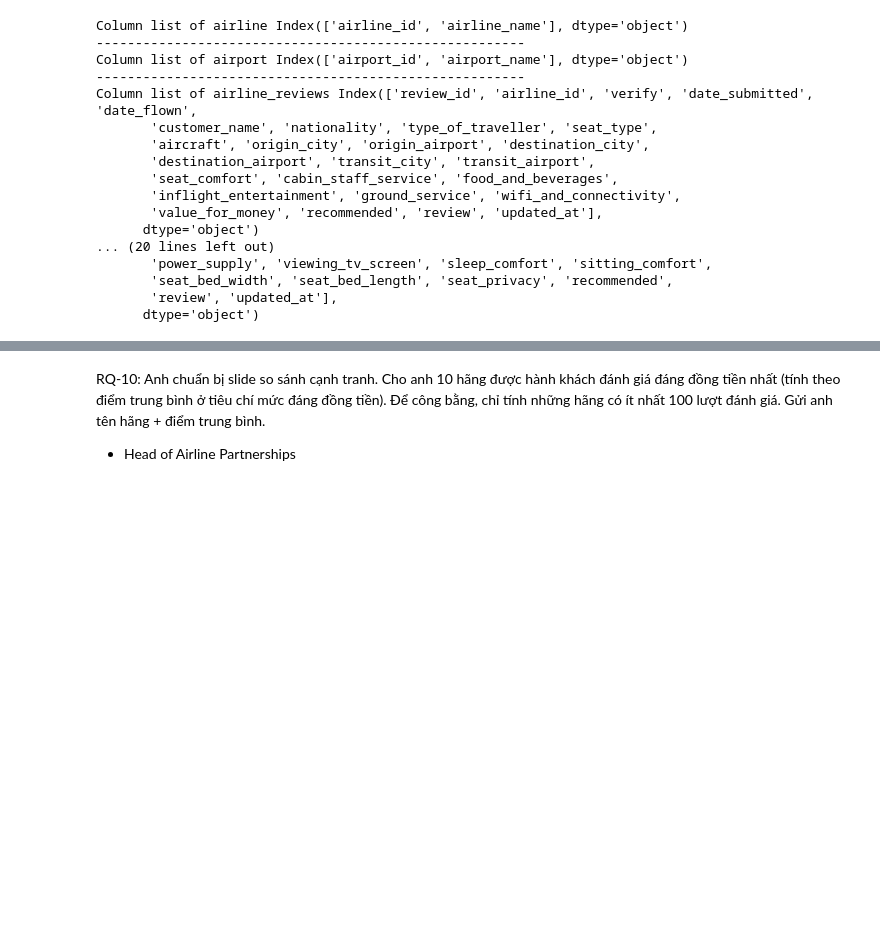
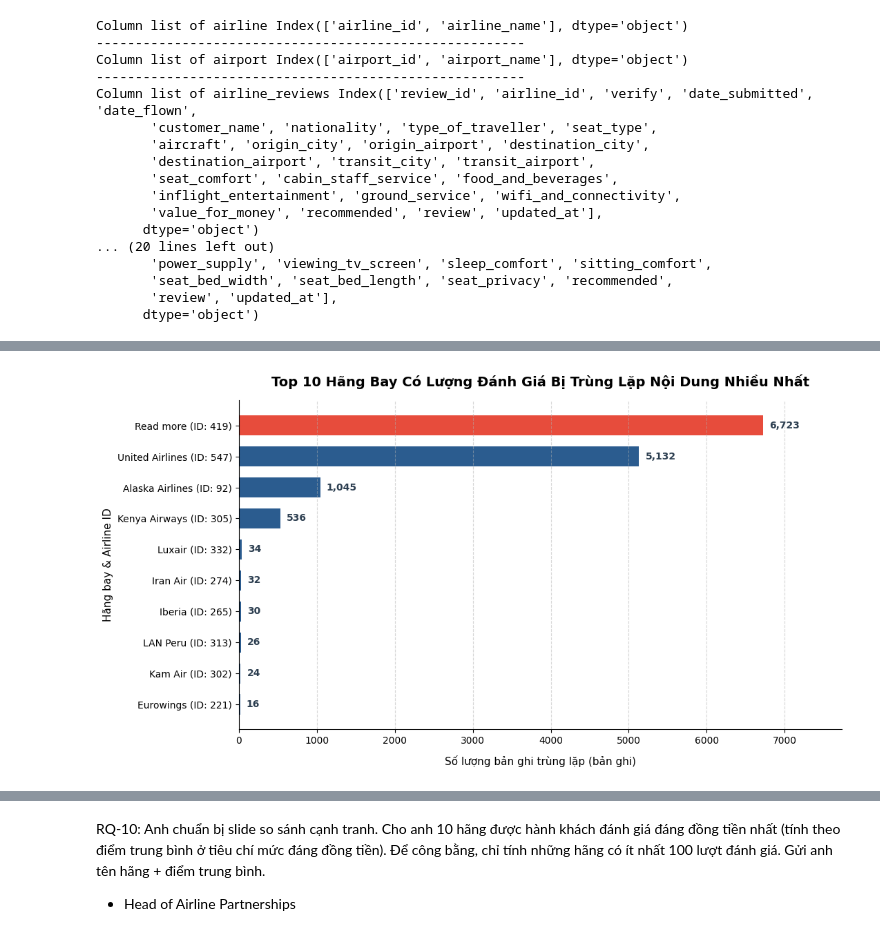
Before and after one commit to mantrinh67/DA-Porfolio, a Jupyter notebook: EDA_airline.ipynb, the cells around one changed output, grey strips where cells are left out. Cells and saved outputs as stored; diff of their text form; code cells hidden in the pictures; blank space fills up the shorter version.

```diff
--- a/EDA_airline.ipynb
+++ b/EDA_airline.ipynb
@@ -225,0 +511,39 @@ Column list of airline_reviews Index(['review_id', 'airline_id', 'verify', 'date
+# %%
+# 1. Xác định các bản ghi bị trùng lặp nội dung đánh giá
+dup_cols = ['customer_name', 'date_submitted', 'review']
+dup_mask = airline_reviews.duplicated(subset=dup_cols, keep=False)
+
+# 2. Ghép với bảng airlines để lấy airline_name
+df_dups = airline_reviews[dup_mask].merge(airlines[['airline_id', 'airline_name']], on='airline_id', how='left')
+
+# 3. Tạo nhãn kết hợp: "Tên hãng (ID: xxx)" và đếm số lượng bản ghi trùng
+df_dups['airline_label'] = df_dups['airline_name'] + ' (ID: ' + df_dups['airline_id'].astype(str) + ')'
+top_dup_airlines = df_dups['airline_label'].value_counts().head(10).reset_index()
+top_dup_airlines.columns = ['airline', 'dup_count']
+
+# 4. Thiết lập màu sắc: Tô màu đỏ cảnh báo cho hãng rác 'Read more', màu xanh cho các hãng khác
+colors = ['#e74c3c' if 'Read more' in name else '#2b5c8f' for name in top_dup_airlines['airline']]
+
+# 5. Vẽ biểu đồ thanh ngang
+plt.figure(figsize=(11, 6))
+bars = plt.barh(top_dup_airlines['airline'][::-1], top_dup_airlines['dup_count'][::-1], color=colors[::-1], height=0.65)
+
+# Thêm nhãn số lượng chi tiết lên từng thanh
+for bar in bars:
+    width = bar.get_width()
+    plt.text(width + 80, bar.get_y() + bar.get_height()/2, f'{int(width):,}',
+             va='center', ha='left', fontsize=10, fontweight='bold', color='#2c3e50')
+
+# Tinh chỉnh giao diện chuyên nghiệp
+plt.title('Top 10 Hãng Bay Có Lượng Đánh Giá Bị Trùng Lặp Nội Dung Nhiều Nhất', fontsize=14, fontweight='bold', pad=15)
+plt.xlabel('Số lượng bản ghi trùng lặp (bản ghi)', fontsize=11, labelpad=10)
+plt.ylabel('Hãng bay & Airline ID', fontsize=11)
+plt.xlim(0, max(top_dup_airlines['dup_count']) * 1.15)
+plt.grid(axis='x', linestyle='--', alpha=0.5)
+plt.gca().spines['top'].set_visible(False)
+plt.gca().spines['right'].set_visible(False)
+
+plt.tight_layout()
+plt.show()
+# %% [output]
+[figure, added]
```
Also changed, not shown: parts of 58 cells of this notebook, 2 other files.
